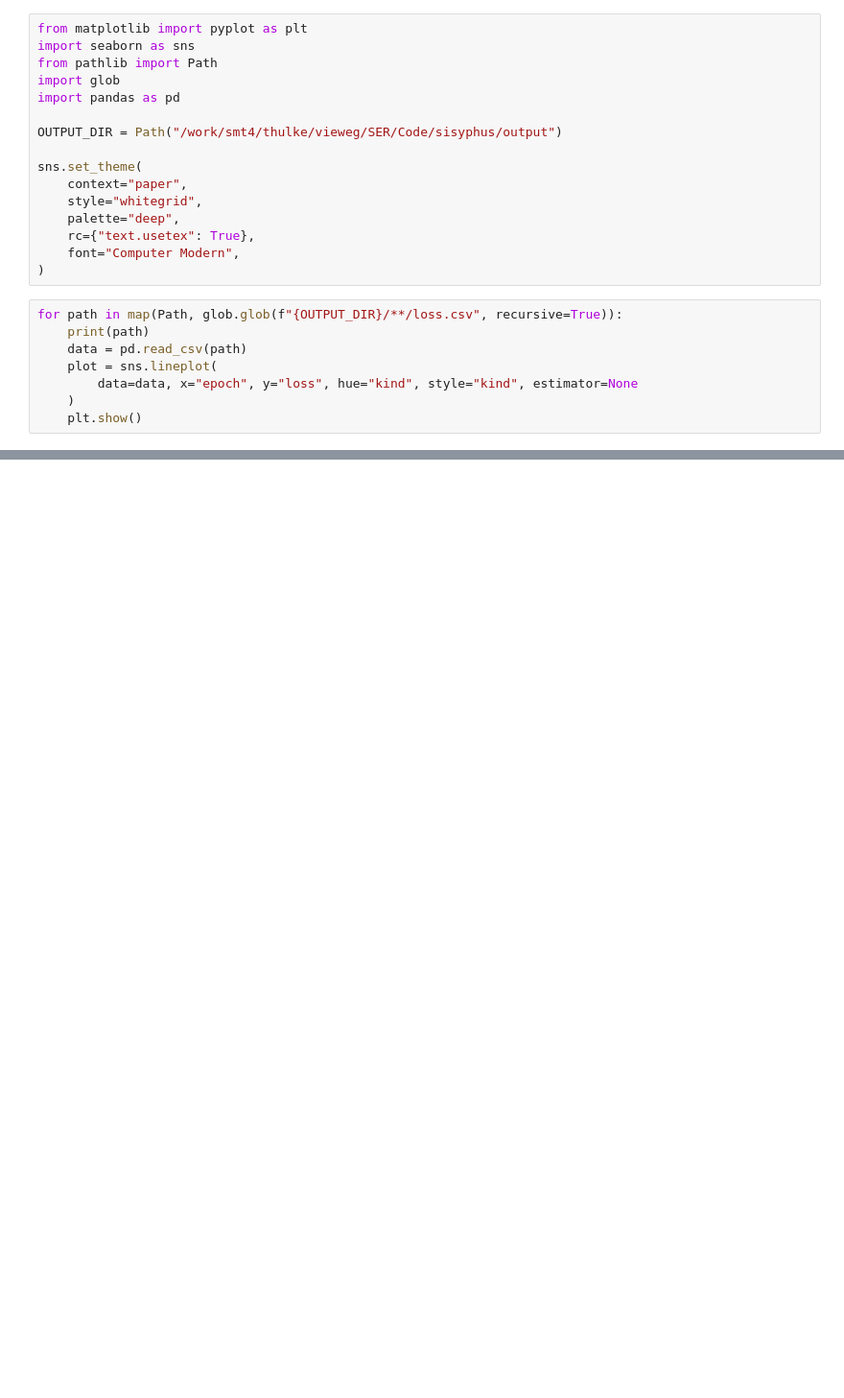
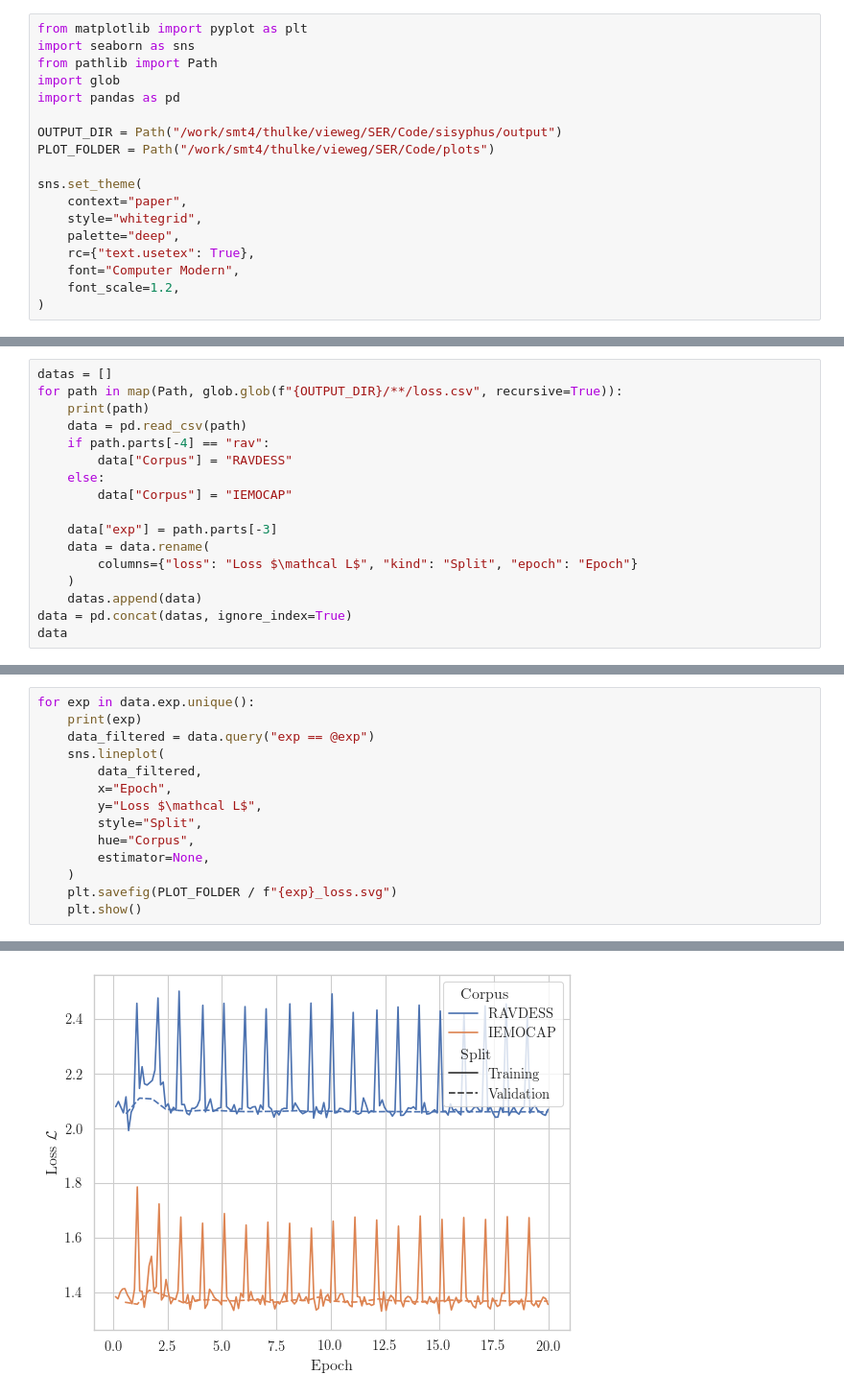
Before and after one commit to DSMaVie/ser-explo, a Jupyter notebook: scripts/format_plots.ipynb, the cells around one changed output, grey strips where cells are left out. Shown: that part at 96% size. Cells and saved outputs as stored; diff of their text form; blank space fills up the shorter version.

```diff
--- a/scripts/format_plots.ipynb
+++ b/scripts/format_plots.ipynb
@@ -6,6 +6,7 @@ import glob
 import pandas as pd
 
 OUTPUT_DIR = Path("/work/smt4/thulke/vieweg/SER/Code/sisyphus/output")
+PLOT_FOLDER = Path("/work/smt4/thulke/vieweg/SER/Code/plots")
 
 sns.set_theme(
     context="paper",
@@ -13,12 +14,5 @@ sns.set_theme(
     palette="deep",
     rc={"text.usetex": True},
     font="Computer Modern",
+    font_scale=1.2,
 )
-# %%
-for path in map(Path, glob.glob(f"{OUTPUT_DIR}/**/loss.csv", recursive=True)):
-    print(path)
-    data = pd.read_csv(path)
-    plot = sns.lineplot(
-        data=data, x="epoch", y="loss", hue="kind", style="kind", estimator=None
-    )
-    plt.show()
@@ -38,0 +19,17 @@ for path in map(Path, glob.glob(f"{OUTPUT_DIR}/**/loss.csv", recursive=True)):
+# %%
+datas = []
+for path in map(Path, glob.glob(f"{OUTPUT_DIR}/**/loss.csv", recursive=True)):
+    print(path)
+    data = pd.read_csv(path)
+    if path.parts[-4] == "rav":
+        data["Corpus"] = "RAVDESS"
+    else:
+        data["Corpus"] = "IEMOCAP"
+
+    data["exp"] = path.parts[-3]
+    data = data.rename(
+        columns={"loss": "Loss $\mathcal L$", "kind": "Split", "epoch": "Epoch"}
+    )
+    datas.append(data)
+data = pd.concat(datas, ignore_index=True)
+data
@@ -38,0 +60,15 @@ for path in map(Path, glob.glob(f"{OUTPUT_DIR}/**/loss.csv", recursive=True)):
+# %%
+for exp in data.exp.unique():
+    print(exp)
+    data_filtered = data.query("exp == @exp")
+    sns.lineplot(
+        data_filtered,
+        x="Epoch",
+        y="Loss $\mathcal L$",
+        style="Split",
+        hue="Corpus",
+        estimator=None,
+    )
+    plt.savefig(PLOT_FOLDER / f"{exp}_loss.svg")
+    plt.show()
+# %% [output]
@@ -38,0 +76 @@ for path in map(Path, glob.glob(f"{OUTPUT_DIR}/**/loss.csv", recursive=True)):
+[figure, added]
```
Also changed, not shown: parts of 5 cells of this notebook, 12 other files.
